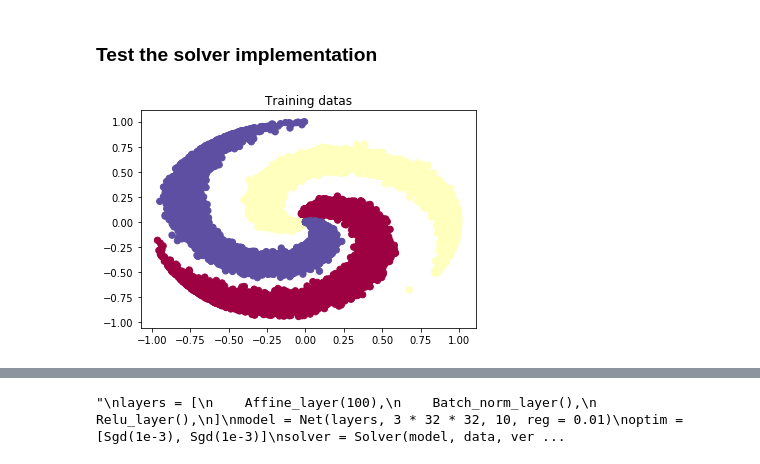
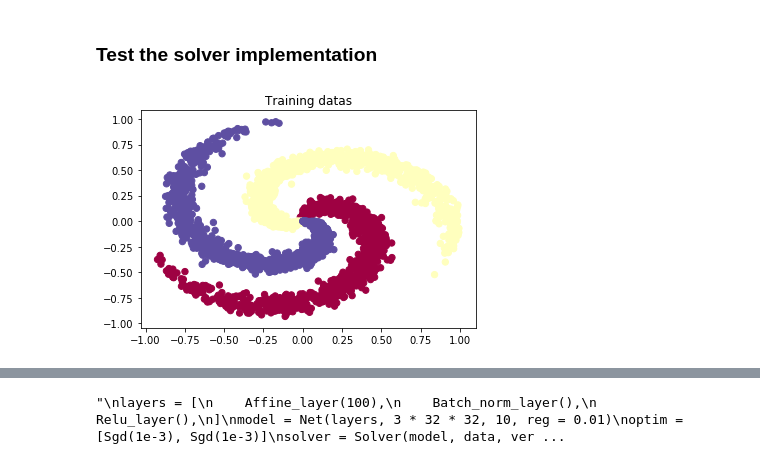
Before and after one commit to ThomasRanvier/modular_nets, a Jupyter notebook: test_nets.ipynb, the cells around one changed output, grey strips where cells are left out. Cells and saved outputs as stored; diff of their text form; code cells hidden in the pictures.

```diff
--- a/test_nets.ipynb
+++ b/test_nets.ipynb
@@ -157,23 +157,23 @@ hidden_layers = [
 ]
 
 initialiser = Initialiser(config = {'method': 'normal', 'std_dev': std})
-model = Net(hidden_layers, D, C, initialiser=initialiser)
+model = Net(D, C, hidden_layers=hidden_layers, initialiser=initialiser)
 
 print('Testing initialization ... ')
-W1_std = abs(model.layers[0].weights.std() - std)
-b1 = model.layers[0].biases
-W2_std = abs(model.layers[2].weights.std() - std)
-b2 = model.layers[2].biases
+W1_std = abs(model.hidden_layers[0].weights.std() - std)
+b1 = model.hidden_layers[0].biases
+W2_std = abs(model.hidden_layers[2].weights.std() - std)
+b2 = model.hidden_layers[2].biases
 assert W1_std < std / 10, 'First layer weights do not seem right'
 assert np.all(b1 == 0), 'First layer biases do not seem right'
 assert W2_std < std / 10, 'Second layer weights do not seem right'
 assert np.all(b2 == 0), 'Second layer biases do not seem right'
 
 print('Testing test-time forward pass ... ')
-model.layers[0].weights = np.linspace(-0.7, 0.3, num=D*H).reshape(D, H)
-model.layers[0].biases = np.linspace(-0.1, 0.9, num=H)
-model.layers[2].weights = np.linspace(-0.3, 0.4, num=H*C).reshape(H, C)
-model.layers[2].biases = np.linspace(-0.9, 0.1, num=C)
+model.hidden_layers[0].weights = np.linspace(-0.7, 0.3, num=D*H).reshape(D, H)
+model.hidden_layers[0].biases = np.linspace(-0.1, 0.9, num=H)
+model.hidden_layers[2].weights = np.linspace(-0.3, 0.4, num=H*C).reshape(H, C)
+model.hidden_layers[2].biases = np.linspace(-0.9, 0.1, num=C)
 X = np.linspace(-5.5, 4.5, num=N*D).reshape(D, N).T
 scores = model.loss(X)
 correct_scores = np.asarray(
@@ -205,14 +205,14 @@ for reg in [0.0, 0.7]:
       grad_num = None
       if i == 0:
         if name == 'b':
-          grad_num = eval_numerical_gradient(f, model.layers[i].biases, verbose=False)
+          grad_num = eval_numerical_gradient(f, model.hidden_layers[i].biases, verbose=False)
         else:
-          grad_num = eval_numerical_gradient(f, model.layers[i].weights, verbose=False)
+          grad_num = eval_numerical_gradient(f, model.hidden_layers[i].weights, verbose=False)
       else:
         if name == 'b':
-          grad_num = eval_numerical_gradient(f, model.layers[i + 1].biases, verbose=False)
+          grad_num = eval_numerical_gradient(f, model.hidden_layers[i + 1].biases, verbose=False)
         else:
-          grad_num = eval_numerical_gradient(f, model.layers[i + 1].weights, verbose=False)
+          grad_num = eval_numerical_gradient(f, model.hidden_layers[i + 1].weights, verbose=False)
       print('%s relative error: %.2e' % (name + str(i + 1), rel_error(grad_num, grads[i][name])))
 # %% [output]
 Testing initialization ...
@@ -232,7 +232,7 @@ w2 relative error: 7.98e-08
 # %% [markdown]
 ### Test the solver implementation
 # %%
-N = 10000 # number of points per class
+N = 1000 # number of points per class
 D = 2 # dimensionality
 K = 3 # number of classes
 X = np.zeros((N*K,D)) # data matrix (each row = single example)
@@ -251,40 +251,40 @@ plt.show()
 X_train = X
 y_train = y
 
-N = 500
+N = 50
 X = np.zeros((N*K,D)) # data matrix (each row = single example)
 y = np.zeros(N*K, dtype='uint8') # class labels
 for j in xrange(K):
   ix = range(N*j,N*(j+1))
   r = np.linspace(0.0,1,N) # radius
   t = np.linspace(j*4,(j+1)*4,N) + np.random.randn(N)*0.2 # theta
   X[ix] = np.c_[r*np.sin(t), r*np.cos(t)]
   y[ix] = j
 
 X_val = X
 y_val = y
 
 N = 10000
 X = np.zeros((N,D)) # data matrix (each row = single example)
 
 index = 0
 for i in range(100):
     for j in range(100):
         _i = (float(i - 50) / 50.0)
         _j = (float(j - 50) / 50.0)
         X[index] = [_i, _j]
         index += 1
 
 X_test = X
 
 data = {
     'X_train': X_train,
     'y_train': y_train,
     'X_val': X_val,
     'y_val': y_val,
     'X_test': X_test
 }
 # %% [output]
-[figure, old version]
+[figure, new version]
 # %%
 hidden_layers = [
```
Also changed, not shown: parts of 3 cells of this notebook, 3 other files.
